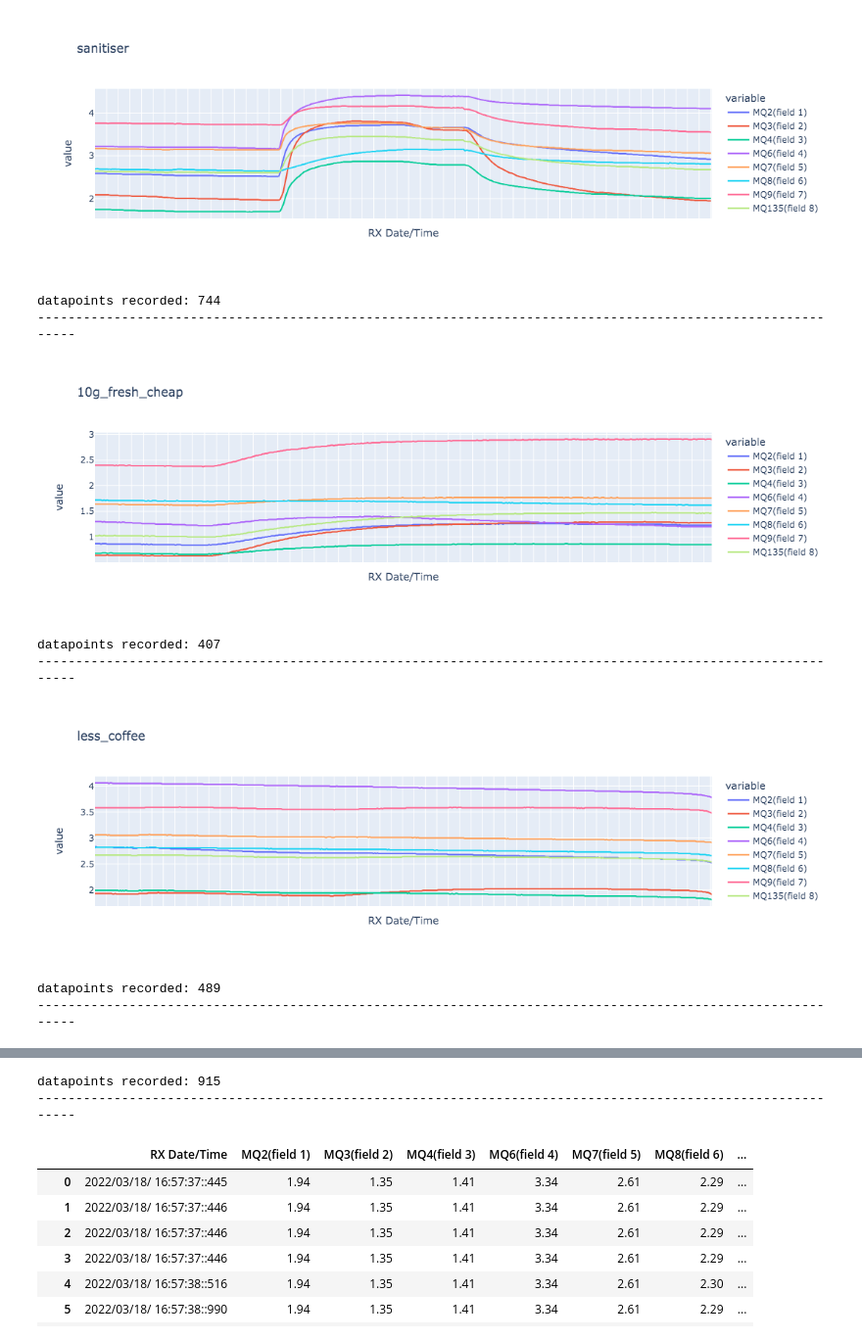
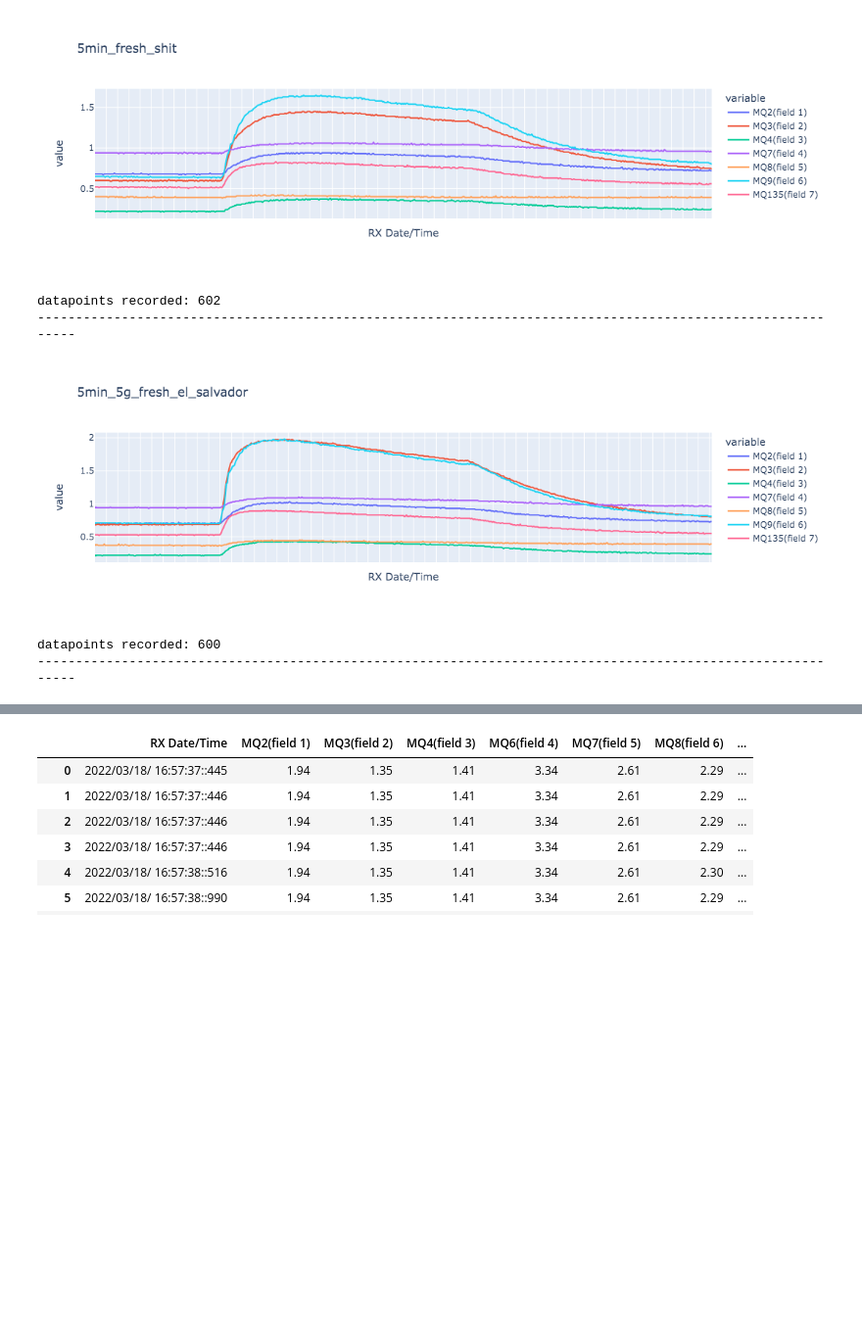
Before and after one commit to e-nose/arduinose, a Jupyter notebook: show_charts.ipynb, the cells around one changed output, grey strips where cells are left out. Shown: that part at 98% size. Saved outputs shown, nothing was run; the diff lists cells and outputs as text; code cells hidden in the pictures; blank space fills up the shorter version.

```diff
--- a/show_charts.ipynb
+++ b/show_charts.ipynb
@@ -19,17 +21,16 @@ def show_chart(filename):
     print('------------------------------------------------------------------------------------------------------------')
 # %%
-show_chart('sanitiser')
+# show_chart('sanitiser')
 # show_chart('10g_semi-fresh_coffee')
-show_chart('10g_fresh_cheap')
-show_chart('less_coffee')
-show_chart('03_25_17-58_old_ground_2_pumps')
+# show_chart('10g_fresh_cheap')
+# show_chart('less_coffee')
+# show_chart('03_25_17-58_old_ground_2_pumps')
+show_chart('5min_fresh_shit')
+show_chart('5min_5g_fresh_el_salvador')
 # %% [output]
-[figure, old version]
+[figure, new version]
-datapoints recorded: 744
+datapoints recorded: 602
 ------------------------------------------------------------------------------------------------------------
-[figure, old version]
+[figure, new version]
-datapoints recorded: 407
+datapoints recorded: 600
 ------------------------------------------------------------------------------------------------------------
-[figure, removed]
-datapoints recorded: 489
-------------------------------------------------------------------------------------------------------------
@@ -37,5 +37,3 @@ datapoints recorded: 489
-datapoints recorded: 915
-------------------------------------------------------------------------------------------------------------
 # %%
 path = 'csv/10g_fresh_cheap.csv'
 path = 'csv/10g_semi-fresh_coffee.csv'
```
Also changed, not shown: parts of 2 cells of this notebook, 1 other file.
